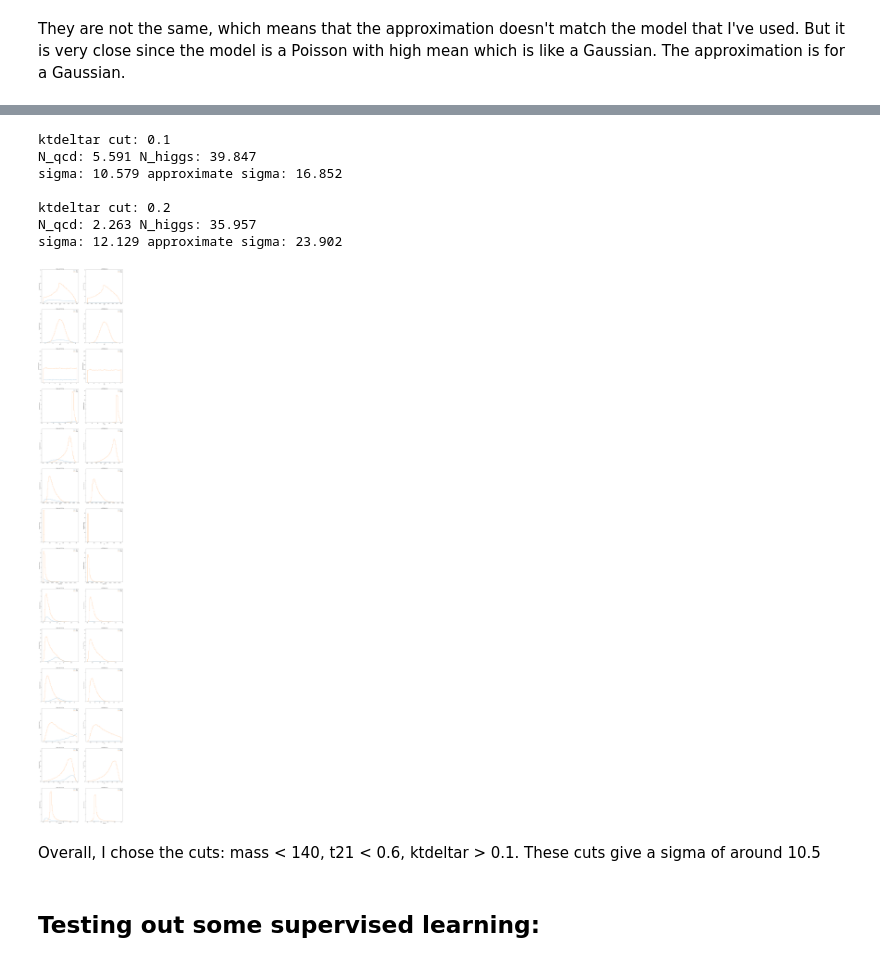
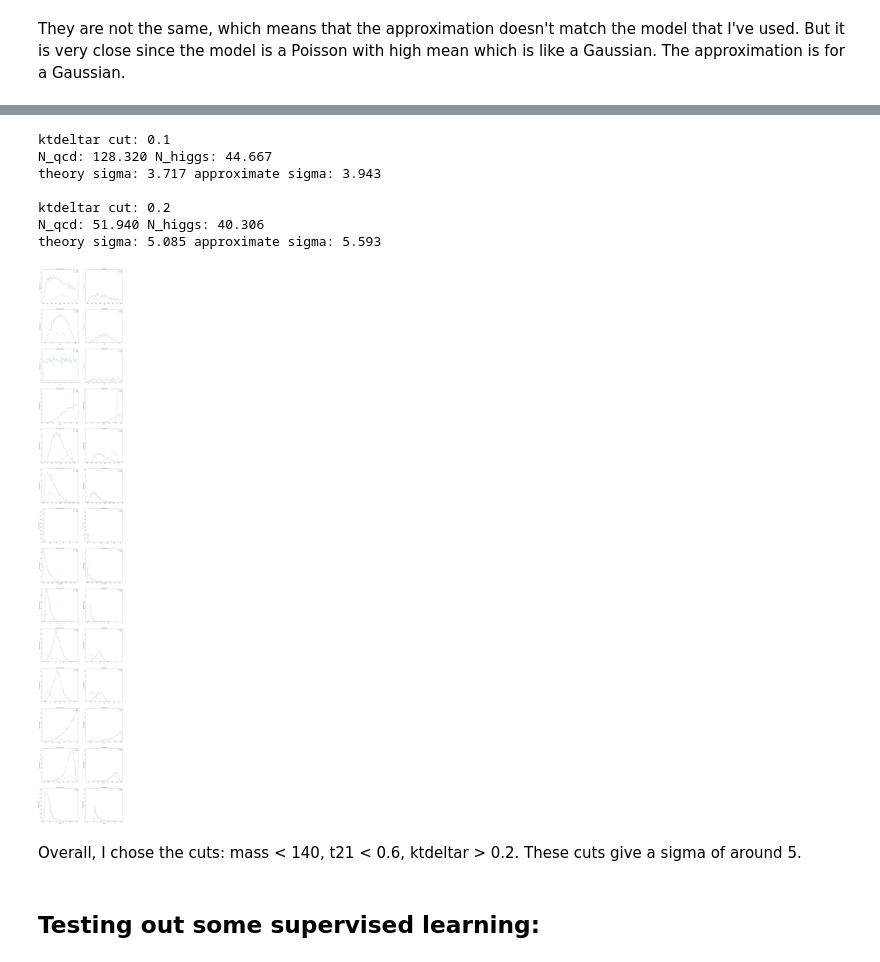
Before and after one commit to bvshih/PHYS434, a Jupyter notebook: Lab7/Lab7.ipynb, the cells around one changed output, grey strips where cells are left out. Saved outputs shown, nothing was run; the diff lists cells and outputs as text; code cells hidden in the pictures.

```diff
--- a/Lab7/Lab7.ipynb
+++ b/Lab7/Lab7.ipynb
@@ -182,12 +184,6 @@ cut_higgs = higgs[higgs['mass']<140]
 
 cut2_qcd = cut_qcd[cut_qcd['t21'] < 0.6]
 cut2_higgs = cut_higgs[cut_higgs['t21'] < 0.6]
-
-normalization_qcd_cut = 2000/len(qcd)*len(cut_qcd)/len(qcd)
-normalization_higgs_cut = 50/len(higgs)*len(cut_higgs)/len(higgs)
-
-normalization_qcd_cut2 = 2000/len(qcd)*len(cut_qcd)/len(qcd)*len(cut2_qcd)/len(qcd)
-normalization_higgs_cut2 = 50/len(higgs)*len(cut_higgs)/len(higgs)*len(cut2_higgs)/len(higgs)
 
 def get_ylims(y3, y4, y5, y6):
     all_y = np.hstack((y3, y4, y5, y6))
@@ -205,11 +201,11 @@ for i in range(len(keys)):
     #hist1 = ax[i,0].hist(qcd[keys[i]], weights = np.ones(len(qcd))*normalization_qcd, bins = 50, histtype = 'step', label = 'QCD');
     #hist2 = ax[i,0].hist(higgs[keys[i]], weights = np.ones(len(higgs))*normalization_higgs, bins = hist1[1], histtype = 'step', label = 'Higgs');
 
-    hist3 = ax[i,0].hist(cut_qcd[keys[i]], weights = np.ones(len(cut_qcd))*normalization_qcd_cut, bins = 50, histtype = 'step', label = 'QCD');
-    hist4 = ax[i,0].hist(cut_higgs[keys[i]], weights = np.ones(len(cut_higgs))*normalization_higgs_cut, bins = hist3[1], histtype = 'step', label = 'Higgs');
+    hist3 = ax[i,0].hist(cut_qcd[keys[i]], weights = np.ones(len(cut_qcd))*normalization_qcd, bins = 50, histtype = 'step', label = 'QCD');
+    hist4 = ax[i,0].hist(cut_higgs[keys[i]], weights = np.ones(len(cut_higgs))*normalization_higgs, bins = hist3[1], histtype = 'step', label = 'Higgs');
 
-    hist5 = ax[i,1].hist(cut2_qcd[keys[i]], weights = np.ones(len(cut2_qcd))*normalization_qcd_cut2, bins = hist3[1], histtype = 'step', label = 'QCD');
-    hist6 = ax[i,1].hist(cut2_higgs[keys[i]], weights = np.ones(len(cut2_higgs))*normalization_higgs_cut2, bins = hist3[1], histtype = 'step', label = 'Higgs');
+    hist5 = ax[i,1].hist(cut2_qcd[keys[i]], weights = np.ones(len(cut2_qcd))*normalization_qcd, bins = hist3[1], histtype = 'step', label = 'QCD');
+    hist6 = ax[i,1].hist(cut2_higgs[keys[i]], weights = np.ones(len(cut2_higgs))*normalization_higgs, bins = hist3[1], histtype = 'step', label = 'Higgs');
 
     #ymax, ymin = get_ylims(hist1[0], hist2[0], hist3[0], hist4[0], hist5[0], hist6[0])
     ymax, ymin = get_ylims(hist3[0], hist4[0], hist5[0], hist6[0])
@@ -233,25 +229,23 @@ for i in ktdeltar_cut:
     cut3_qcd = cut2_qcd[cut2_qcd['KtDeltaR'] > i]
     cut3_higgs = cut2_higgs[cut2_higgs['KtDeltaR'] > i]
 
-    n_qcd = 2000/len(qcd)*len(cut_qcd)/len(qcd)*len(cut2_qcd)/len(qcd)*len(cut3_qcd)
-    n_higgs = 50/len(higgs)*len(cut_higgs)/len(higgs)*len(cut2_higgs)/len(qcd)*len(cut3_higgs)
+    n_qcd = 2000/len(qcd)*len(cut3_qcd)
+    n_higgs = 50/len(higgs)*len(cut3_higgs)
 
     print(f'N_qcd: {n_qcd:0.3f} N_higgs: {n_higgs:0.3f}')
 
-    prob = stats.poisson.sf(n_qcd + n_higgs, n_qcd)
-    sigma = stats.norm.isf(prob)
+    theory_sigma = theory(n_qcd, n_higgs)
+    approx_sigma = approximation(n_qcd, n_higgs)
 
-    approx_sigma = n_higgs/np.sqrt(n_qcd)
-
-    print(f'sigma: {sigma:.3f} approximate sigma: {approx_sigma:.3f}\n')
+    print(f'theory sigma: {theory_sigma:.3f} approximate sigma: {approx_sigma:.3f}\n')
 # %% [output]
 ktdeltar cut: 0.1
-N_qcd: 5.591 N_higgs: 39.847
-sigma: 10.579 approximate sigma: 16.852
+N_qcd: 128.320 N_higgs: 44.667
+theory sigma: 3.717 approximate sigma: 3.943
 
 ktdeltar cut: 0.2
-N_qcd: 2.263 N_higgs: 35.957
-sigma: 12.129 approximate sigma: 23.902
+N_qcd: 51.940 N_higgs: 40.306
+theory sigma: 5.085 approximate sigma: 5.593
 # %%
 keys = ['pt', 'eta', 'phi', 'mass', 'ee2', 'ee3', 'd2', 'angularity', 't1',
        't2', 't3', 't21', 't32', 'KtDeltaR']
@@ -267,50 +261,44 @@ cut_higgs = higgs[higgs['mass']<140]
 cut2_qcd = cut_qcd[cut_qcd['t21'] < 0.6]
 cut2_higgs = cut_higgs[cut_higgs['t21'] < 0.6]
 
-cut3_qcd = cut2_qcd[cut2_qcd['KtDeltaR'] > 0.1]
-cut3_higgs = cut2_higgs[cut2_higgs['KtDeltaR'] > 0.1]
-
-normalization_qcd_cut2 = 2000/len(qcd)*len(cut_qcd)/len(qcd)*len(cut2_qcd)/len(qcd)
-normalization_higgs_cut2 = 50/len(higgs)*len(cut_higgs)/len(higgs)*len(cut2_higgs)/len(higgs)
-
-normalization_qcd_cut3 = 2000/len(qcd)*len(cut_qcd)/len(qcd)*len(cut2_qcd)/len(qcd)*len(cut3_qcd)/len(qcd)
-normalization_higgs_cut3 = 50/len(higgs)*len(cut_higgs)/len(higgs)*len(cut2_higgs)/len(higgs)*len(cut3_higgs)/len(higgs)
+cut3_qcd = cut2_qcd[cut2_qcd['KtDeltaR'] > 0.2]
+cut3_higgs = cut2_higgs[cut2_higgs['KtDeltaR'] > 0.2]
 
 def get_ylims(y1, y2, y3, y4):
     all_y = np.hstack((y1, y2, y3, y4))
 
     ymax = all_y.max()+1
     ymin = all_y.min()
 
     #print(all_y)
 
     return ymax, ymin
 
 fig, ax = plt.subplots(14, 2, figsize = (20,140))
 
 for i in range(len(keys)):
 
-    hist1 = ax[i,0].hist(cut2_qcd[keys[i]], weights = np.ones(len(cut2_qcd))*normalization_qcd_cut2, bins = 50, histtype = 'step', label = 'QCD');
-    hist2 = ax[i,0].hist(cut2_higgs[keys[i]], weights = np.ones(len(cut2_higgs))*normalization_higgs_cut2, bins = hist1[1], histtype = 'step', label = 'Higgs');
+    hist1 = ax[i,0].hist(cut2_qcd[keys[i]], weights = np.ones(len(cut2_qcd))*normalization_qcd, bins = 50, histtype = 'step', label = 'QCD');
+    hist2 = ax[i,0].hist(cut2_higgs[keys[i]], weights = np.ones(len(cut2_higgs))*normalization_higgs, bins = hist1[1], histtype = 'step', label = 'Higgs');
 
-    hist3 = ax[i,1].hist(cut3_qcd[keys[i]], weights = np.ones(len(cut3_qcd))*normalization_qcd_cut3, bins = hist1[1], histtype = 'step', label = 'QCD');
-    hist4 = ax[i,1].hist(cut3_higgs[keys[i]], weights = np.ones(len(cut3_higgs))*normalization_higgs_cut3, bins = hist1[1], histtype = 'step', label = 'Higgs');
+    hist3 = ax[i,1].hist(cut3_qcd[keys[i]], weights = np.ones(len(cut3_qcd))*normalization_qcd, bins = hist1[1], histtype = 'step', label = 'QCD');
+    hist4 = ax[i,1].hist(cut3_higgs[keys[i]], weights = np.ones(len(cut3_higgs))*normalization_higgs, bins = hist1[1], histtype = 'step', label = 'Higgs');
 
     ymax, ymin = get_ylims(hist1[0], hist2[0], hist3[0], hist4[0])
 
 
     for k in range(len(title)):
         ax[i,k].set_ylim(ymin, ymax)
         ax[i,k].set_title(title[k])
         ax[i,k].set_ylabel('Normalized Counts')
         ax[i,k].set_xlabel(keys[i])
         ax[i,k].legend()
 
 plt.show()
 # %% [output]
-[figure, old version]
+[figure, new version]
 # %% [markdown]
-Overall, I chose the cuts: mass < 140, t21 < 0.6, ktdeltar > 0.1. These cuts give a sigma of around 10.5
+Overall, I chose the cuts: mass < 140, t21 < 0.6, ktdeltar > 0.2. These cuts give a sigma of around 5.
 # %% [markdown]
 ## Testing out some supervised learning:
 # %%
```
Also changed, not shown: parts of 6 cells of this notebook, 1 other file.
